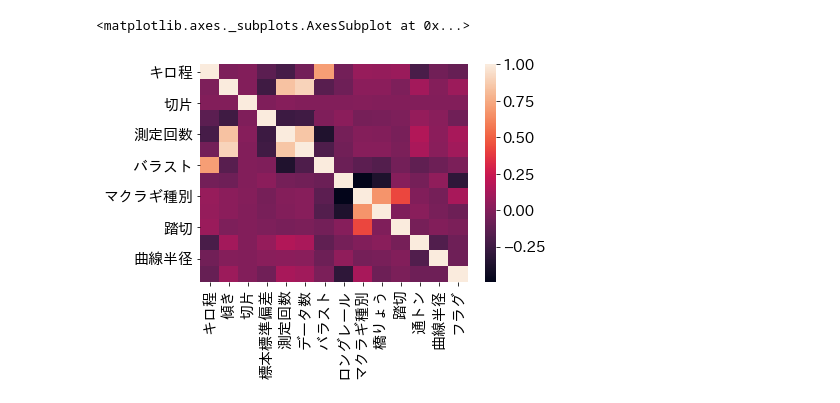
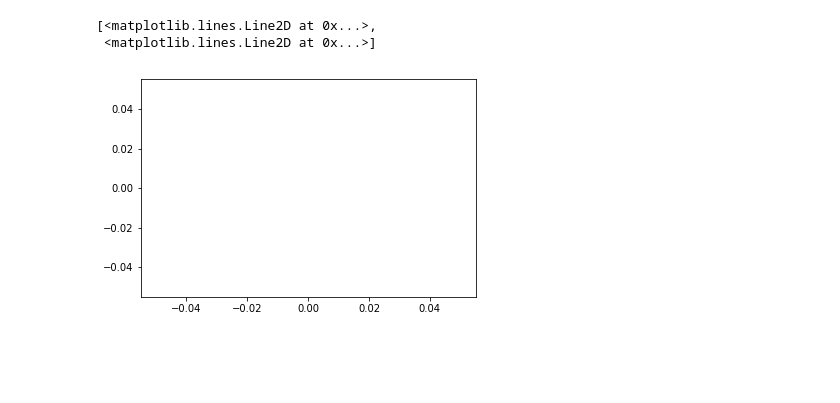
Before and after one commit to a0082273/signate_railway, a Jupyter notebook: check.ipynb, the cells around one changed output. Saved outputs shown, nothing was run; the diff lists cells and outputs as text; code cells hidden in the pictures; blank space fills up the shorter version.

```diff
--- a/check.ipynb
+++ b/check.ipynb
@@ -45,6 +47,6 @@ data4
-# %%
-import japanize_matplotlib
-sns.heatmap(data5.corr())
-# %% [output]
-<matplotlib.axes._subplots.AxesSubplot at 0x...>
-[figure, removed]
+# %%
+plt.plot(range(len(data11)), data11 - data12)
+# %% [output]
+[<matplotlib.lines.Line2D at 0x...>,
+ <matplotlib.lines.Line2D at 0x...>]
+[figure, added]
```
Also changed, not shown: parts of 22 cells of this notebook, 3 other files.
